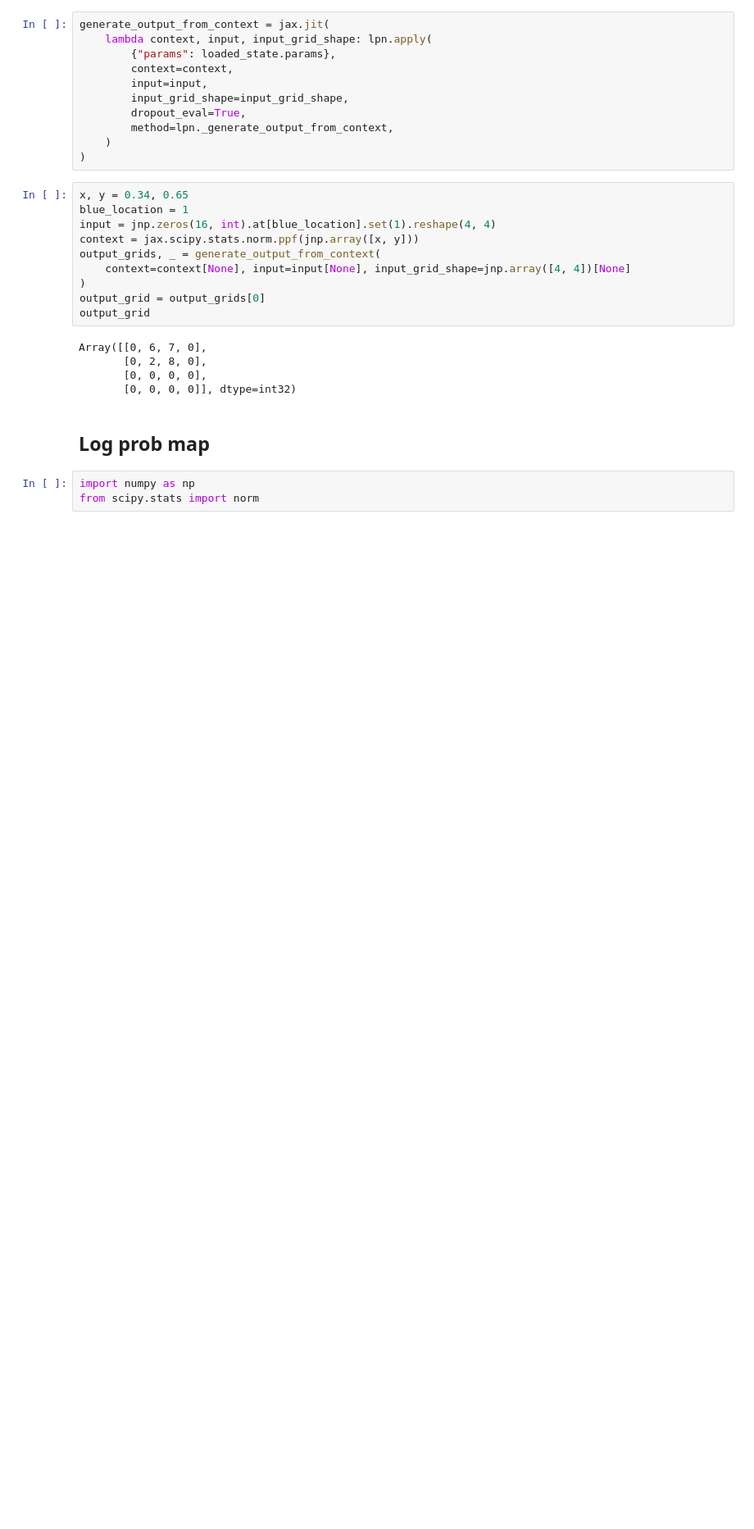
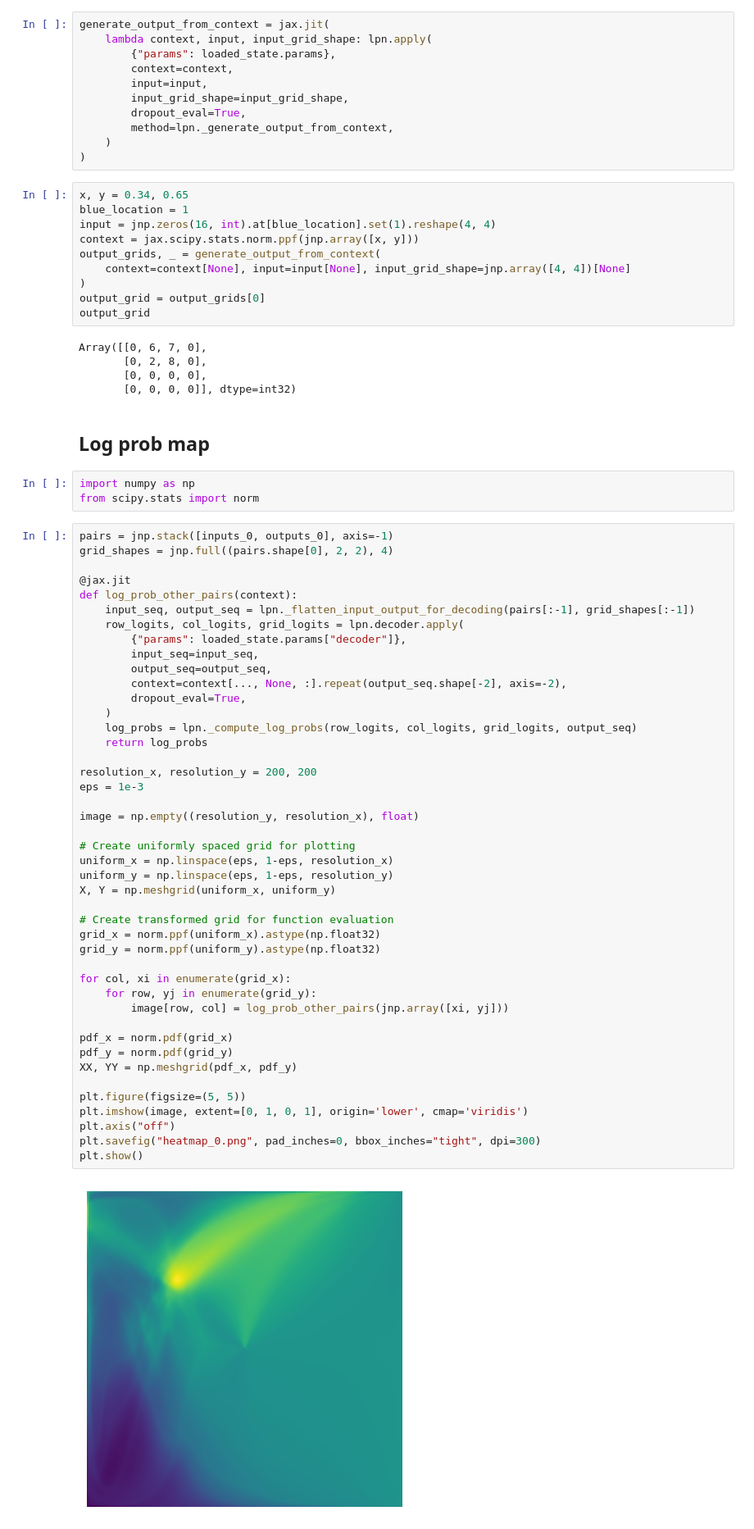
Before and after one commit to watts4speed/arc_lpn, a Jupyter notebook: src/make_web_app.ipynb, the cells around one changed output. Shown at 82% size. Drawn from its saved outputs; the diff is of its cells as text; blank space fills up the shorter version.

```diff
--- a/src/make_web_app.ipynb
+++ b/src/make_web_app.ipynb
@@ -120,6 +136,52 @@ Array([[0, 6, 7, 0],
 # %%
 import numpy as np
 from scipy.stats import norm
+# %%
+pairs = jnp.stack([inputs_0, outputs_0], axis=-1)
+grid_shapes = jnp.full((pairs.shape[0], 2, 2), 4)
+
+@jax.jit
+def log_prob_other_pairs(context):
+    input_seq, output_seq = lpn._flatten_input_output_for_decoding(pairs[:-1], grid_shapes[:-1])
+    row_logits, col_logits, grid_logits = lpn.decoder.apply(
+        {"params": loaded_state.params["decoder"]},
+        input_seq=input_seq,
+        output_seq=output_seq,
+        context=context[..., None, :].repeat(output_seq.shape[-2], axis=-2),
+        dropout_eval=True,
+    )
+    log_probs = lpn._compute_log_probs(row_logits, col_logits, grid_logits, output_seq)
+    return log_probs
+
+resolution_x, resolution_y = 200, 200
+eps = 1e-3
+
+image = np.empty((resolution_y, resolution_x), float)
+
+# Create uniformly spaced grid for plotting
+uniform_x = np.linspace(eps, 1-eps, resolution_x)
+uniform_y = np.linspace(eps, 1-eps, resolution_y)
+X, Y = np.meshgrid(uniform_x, uniform_y)
+
+# Create transformed grid for function evaluation
+grid_x = norm.ppf(uniform_x).astype(np.float32)
+grid_y = norm.ppf(uniform_y).astype(np.float32)
+
+for col, xi in enumerate(grid_x):
+    for row, yj in enumerate(grid_y):
+        image[row, col] = log_prob_other_pairs(jnp.array([xi, yj]))
+
+pdf_x = norm.pdf(grid_x)
+pdf_y = norm.pdf(grid_y)
+XX, YY = np.meshgrid(pdf_x, pdf_y)
+
+plt.figure(figsize=(5, 5))
+plt.imshow(image, extent=[0, 1, 0, 1], origin='lower', cmap='viridis')
+plt.axis("off")
+plt.savefig("heatmap_0.png", pad_inches=0, bbox_inches="tight", dpi=300)
+plt.show()
+# %% [output]
+[figure, added]
 # %%
 pairs = jnp.stack([inputs_1, outputs_1], axis=-1)
 grid_shapes = jnp.full((pairs.shape[0], 2, 2), 4)
```
Also changed, not shown: parts of 7 cells of this notebook.
